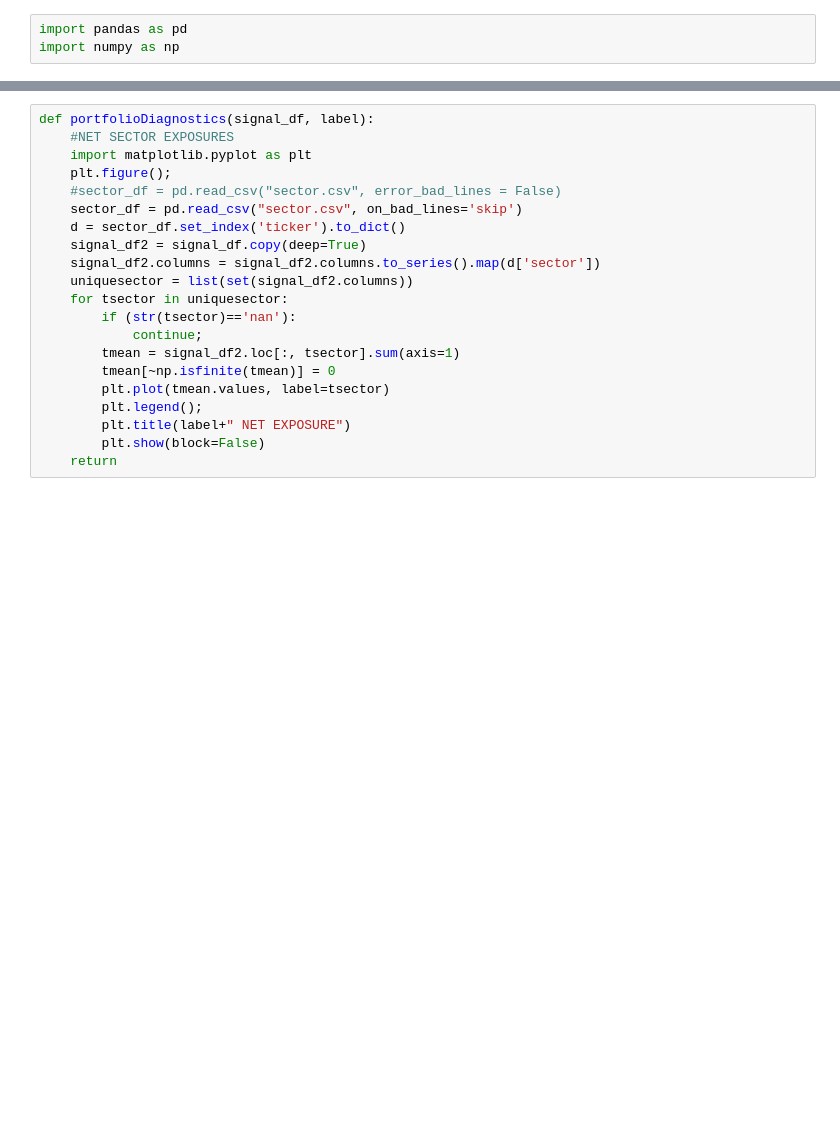
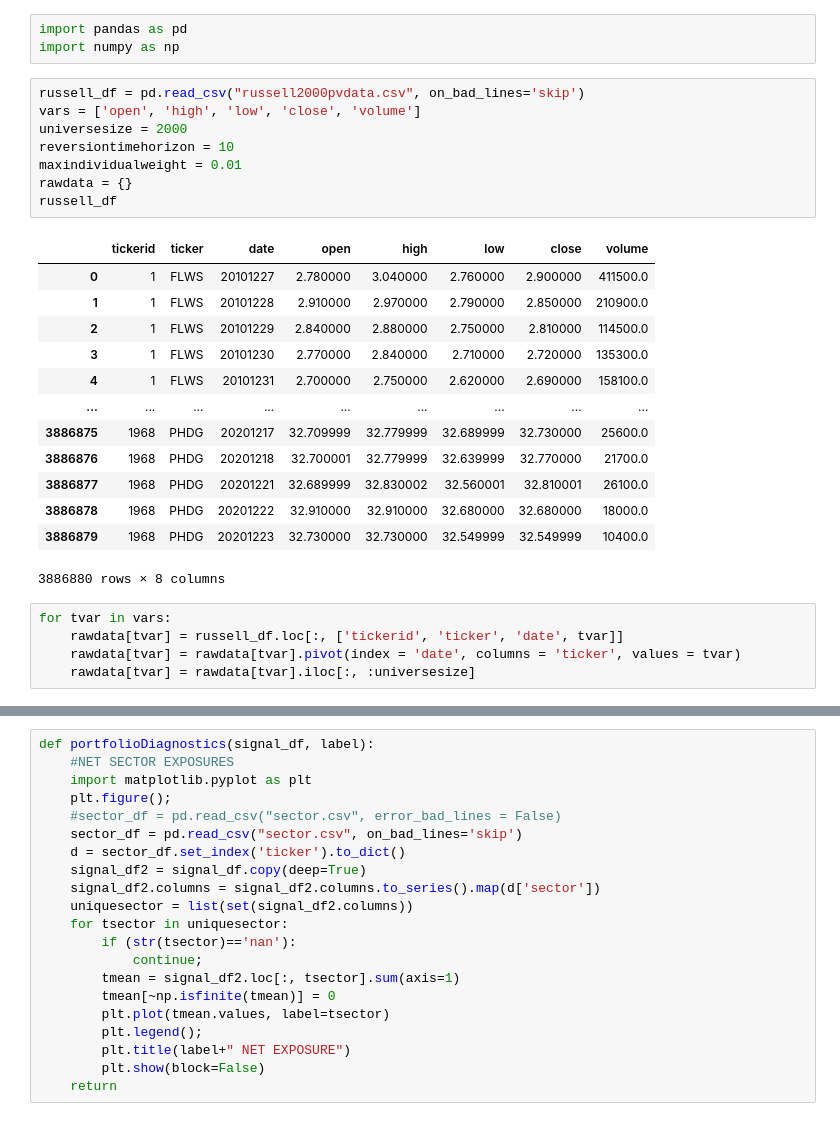
Before and after one commit to xueyuanhuang/qf621, a Jupyter notebook: session1/Untitled.ipynb, the cells around one changed output, grey strips where cells are left out. Drawn from its saved outputs; the diff is of its cells as text; blank space fills up the shorter version.

```diff
--- a/session1/Untitled.ipynb
+++ b/session1/Untitled.ipynb
@@ -1,3 +1,30 @@
 # %%
 import pandas as pd
 import numpy as np
+# %%
+russell_df = pd.read_csv("russell2000pvdata.csv", on_bad_lines='skip')
+vars = ['open', 'high', 'low', 'close', 'volume']
+universesize = 2000
+reversiontimehorizon = 10
+maxindividualweight = 0.01
+rawdata = {}
+russell_df
+# %% [output]
+|  | tickerid | ticker | date | open | high | low | close | volume |
+| 0 | 1 | FLWS | 20101227 | 2.780000 | 3.040000 | 2.760000 | 2.900000 | 411500.0 |
+| 1 | 1 | FLWS | 20101228 | 2.910000 | 2.970000 | 2.790000 | 2.850000 | 210900.0 |
+| 2 | 1 | FLWS | 20101229 | 2.840000 | 2.880000 | 2.750000 | 2.810000 | 114500.0 |
+| 3 | 1 | FLWS | 20101230 | 2.770000 | 2.840000 | 2.710000 | 2.720000 | 135300.0 |
+| 4 | 1 | FLWS | 20101231 | 2.700000 | 2.750000 | 2.620000 | 2.690000 | 158100.0 |
+| ... | ... | ... | ... | ... | ... | ... | ... | ... |
+| 3886875 | 1968 | PHDG | 20201217 | 32.709999 | 32.779999 | 32.689999 | 32.730000 | 25600.0 |
+| 3886876 | 1968 | PHDG | 20201218 | 32.700001 | 32.779999 | 32.639999 | 32.770000 | 21700.0 |
+| 3886877 | 1968 | PHDG | 20201221 | 32.689999 | 32.830002 | 32.560001 | 32.810001 | 26100.0 |
+| 3886878 | 1968 | PHDG | 20201222 | 32.910000 | 32.910000 | 32.680000 | 32.680000 | 18000.0 |
+| 3886879 | 1968 | PHDG | 20201223 | 32.730000 | 32.730000 | 32.549999 | 32.549999 | 10400.0 |
+3886880 rows × 8 columns
+# %%
+for tvar in vars:
+    rawdata[tvar] = russell_df.loc[:, ['tickerid', 'ticker', 'date', tvar]]
+    rawdata[tvar] = rawdata[tvar].pivot(index = 'date', columns = 'ticker', values = tvar)
+    rawdata[tvar] = rawdata[tvar].iloc[:, :universesize]
```
Also changed, not shown: parts of 12 cells of this notebook, 7 other files.
